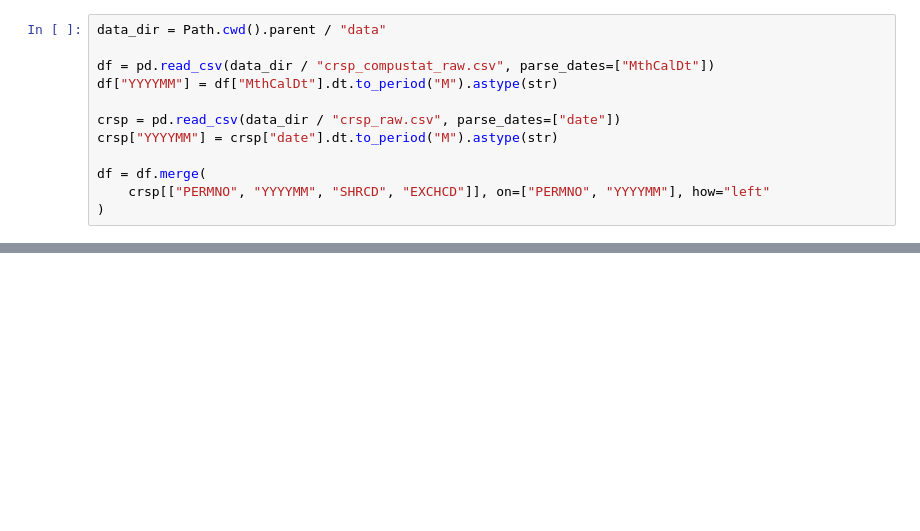
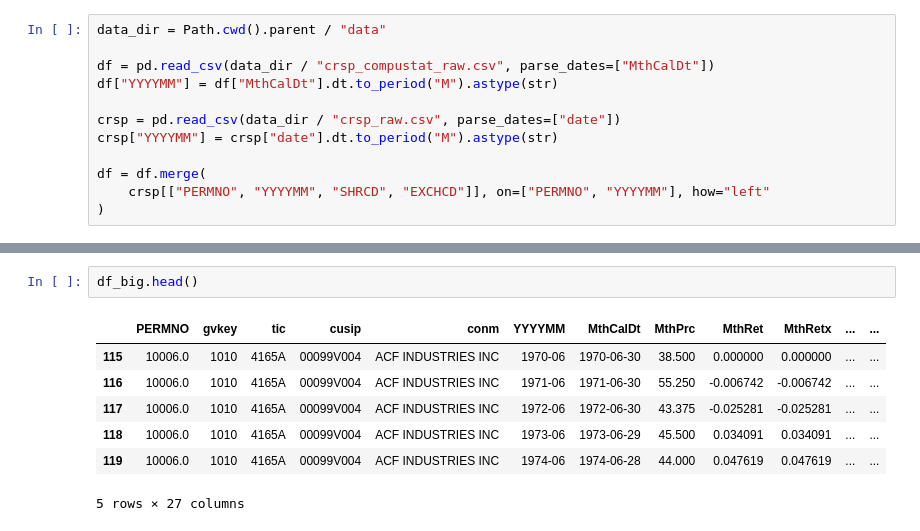
Before and after one commit to christopher-dybdahl/integrated-portfolio-factor-allocation, a Jupyter notebook: notebooks/data_preprocessing.ipynb, the cells around one changed output, grey strips where cells are left out. Drawn from its saved outputs; the diff is of its cells as text; blank space fills up the shorter version.

```diff
--- a/notebooks/data_preprocessing.ipynb
+++ b/notebooks/data_preprocessing.ipynb
@@ -60,0 +159,10 @@ plt.show()
+# %%
+df_big.head()
+# %% [output]
+|  | PERMNO | gvkey | tic | cusip | conm | YYYYMM | MthCalDt | MthPrc | MthRet | MthRetx | ... | ... |
+| 115 | 10006.0 | 1010 | 4165A | 00099V004 | ACF INDUSTRIES INC | 1970-06 | 1970-06-30 | 38.500 | 0.000000 | 0.000000 | ... | ... |
+| 116 | 10006.0 | 1010 | 4165A | 00099V004 | ACF INDUSTRIES INC | 1971-06 | 1971-06-30 | 55.250 | -0.006742 | -0.006742 | ... | ... |
+| 117 | 10006.0 | 1010 | 4165A | 00099V004 | ACF INDUSTRIES INC | 1972-06 | 1972-06-30 | 43.375 | -0.025281 | -0.025281 | ... | ... |
+| 118 | 10006.0 | 1010 | 4165A | 00099V004 | ACF INDUSTRIES INC | 1973-06 | 1973-06-29 | 45.500 | 0.034091 | 0.034091 | ... | ... |
+| 119 | 10006.0 | 1010 | 4165A | 00099V004 | ACF INDUSTRIES INC | 1974-06 | 1974-06-28 | 44.000 | 0.047619 | 0.047619 | ... | ... |
+5 rows × 27 columns
```
Also changed, not shown: parts of 10 cells of this notebook.
